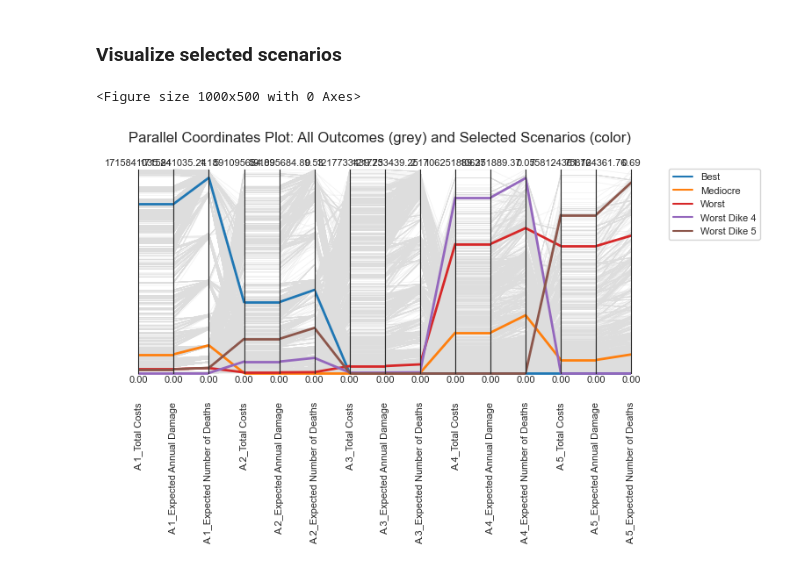
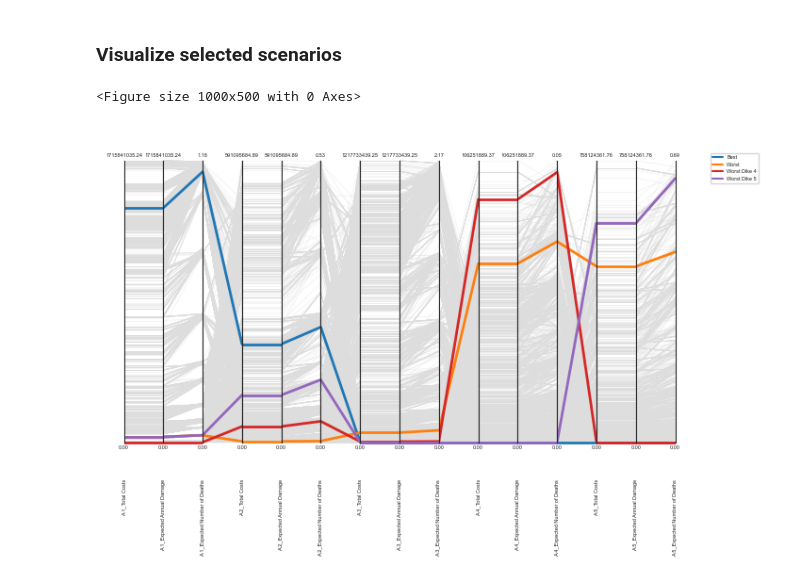
Before and after one commit to movephutthaphaiboon/epa141a-flood-policy-optimization-overijssel, a Jupyter notebook: final assignment/01_scenario_analysis.ipynb, the cells around one changed output. Saved outputs shown, nothing was run; the diff lists cells and outputs as text; code cells hidden in the pictures.

Commit message:
update scenario analysis

```diff
--- a/final assignment/01_scenario_analysis.ipynb
+++ b/final assignment/01_scenario_analysis.ipynb
@@ -1151,36 +1092,35 @@ from ema_workbench.analysis import parcoords
 
 # Prepare all outcomes as a DataFrame (only outcome columns)
 all_outcome_cols = [col for col in outcomes.keys() if col.startswith("A.") and (
     "Expected Annual Damage" in col or "Expected Number of Deaths" in col or "Total Costs" in col)]
 all_data = pd.DataFrame({k: outcomes[k] for k in all_outcome_cols})
 
 # Get limits for the parallel coordinates plot
 limits = parcoords.get_limits(all_data)
 
 # Prepare selected scenarios (best, mediocre, worst) as a DataFrame
 selected_cases = pd.DataFrame([
     {k: best_case_outcomes[k] for k in all_outcome_cols},
-    {k: mediocre_case_outcomes[k] for k in all_outcome_cols},
     {k: worst_case_outcomes[k] for k in all_outcome_cols},
     {k: worst_case_dike_4_outcomes[k] for k in all_outcome_cols},
     {k: worst_case_dike_5_outcomes[k] for k in all_outcome_cols}
-], index=["Best", "Mediocre", "Worst", "Worst Dike 4", "Worst Dike 5"])
+], index=["Best", "Worst", "Worst Dike 4", "Worst Dike 5"])
 
 # Plot all scenarios in very light grey
 plt.figure(figsize=(10, 5))
-paraxes = parcoords.ParallelAxes(limits, rot=90, fontsize=8)
+paraxes = parcoords.ParallelAxes(limits, rot=90, fontsize=4)
 paraxes.plot(all_data, color='#dddddd', lw=0.5, alpha=0.4)
 
 # Overlay the three selected scenarios in color
 colors = ['#1f77b4', '#ff7f0e', '#d62728', '#9467bd', '#8c564b']  # Custom colors for each case
 for i, case in enumerate(selected_cases.index):
     paraxes.plot(selected_cases.loc[[case]], color=colors[i], lw=2, label=case)
 
 paraxes.legend()
 # plt.legend()  # Not supported for parcoords. Remove or comment out.
-plt.title("Parallel Coordinates Plot: All Outcomes (grey) and Selected Scenarios (color)", loc='right')
-plt.tight_layout()
+# plt.title("Parallel Coordinates Plot: All Outcomes (grey) and Selected Scenarios (color)", loc='right')
+#plt.tight_layout()
 plt.show()
 # %% [output]
 <Figure size 1000x500 with 0 Axes>
-[figure, old version]
+[figure, new version]
```
Also changed, not shown: parts of 6 cells of this notebook.
